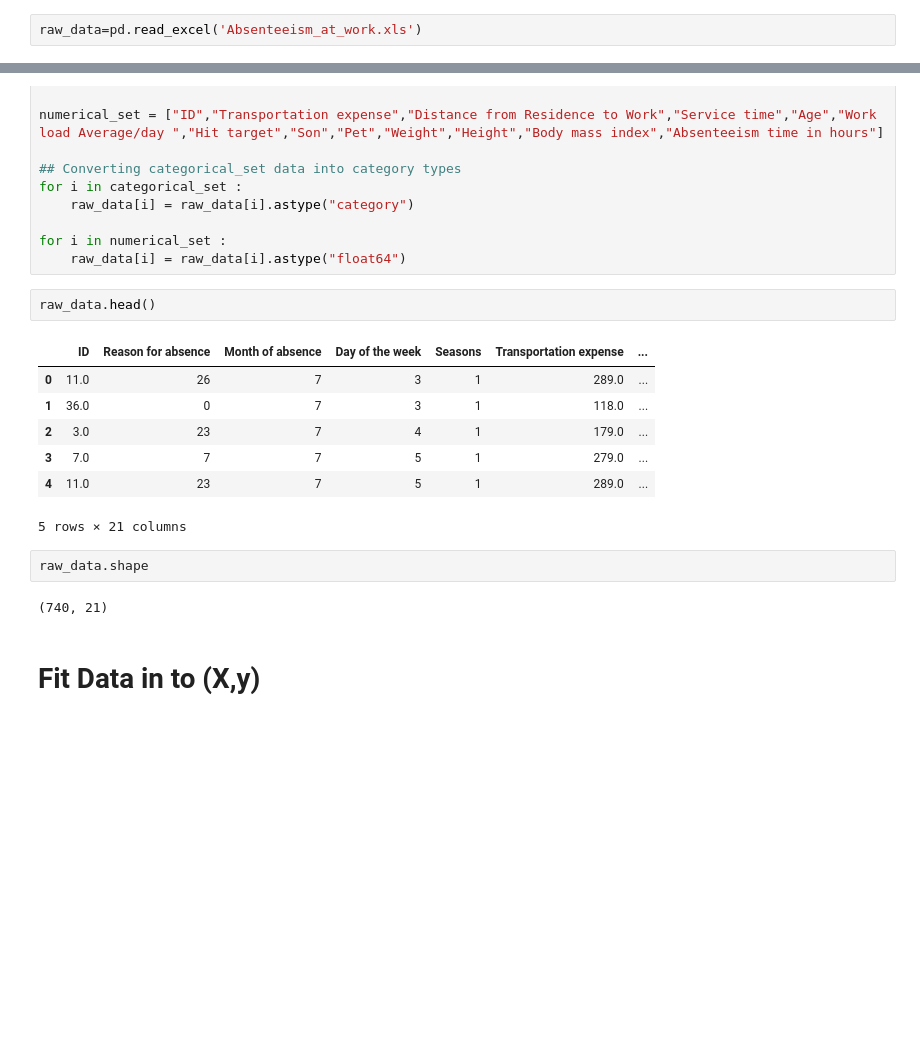
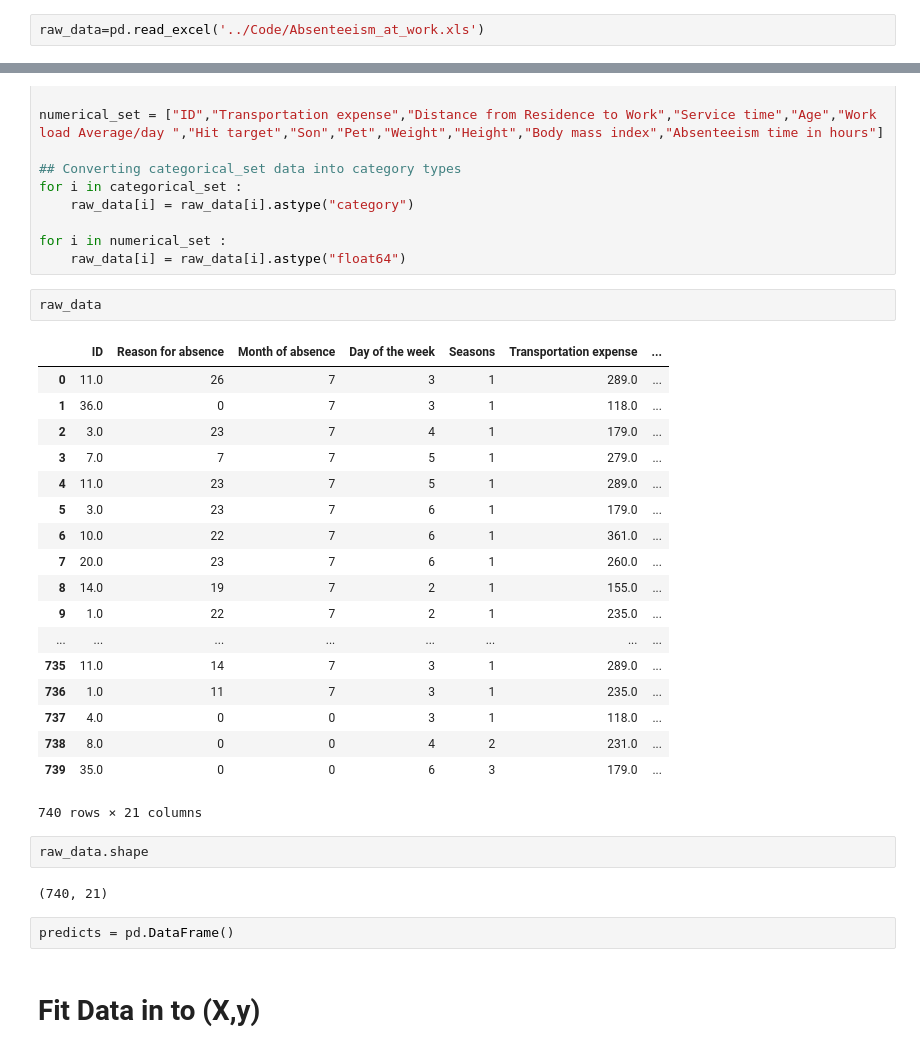
Before and after one commit to lsunl/project-LA, a Jupyter notebook: Tutorial/Machine Learning Tutorial - Absenteeism at Work-Raw Data.ipynb, the cells around one changed output, grey strips where cells are left out. Saved outputs shown, nothing was run; the diff lists cells and outputs as text; blank space fills up the shorter version.

```diff
--- a/Tutorial/Machine Learning Tutorial - Absenteeism at Work-Raw Data.ipynb
+++ b/Tutorial/Machine Learning Tutorial - Absenteeism at Work-Raw Data.ipynb
@@ -16,7 +16,7 @@ Using TensorFlow backend.
 # %% [markdown]
 # Load Data
 # %%
-raw_data=pd.read_excel('Absenteeism_at_work.xls')
+raw_data=pd.read_excel('../Code/Absenteeism_at_work.xls')
 # %% [markdown]
 # Clean Data
 # %%
@@ -32,19 +32,32 @@ for i in categorical_set :
 for i in numerical_set :
     raw_data[i] = raw_data[i].astype("float64")
 # %%
-raw_data.head()
+raw_data
 # %% [output]
 |  | ID | Reason for absence | Month of absence | Day of the week | Seasons | Transportation expense | ... |
 | 0 | 11.0 | 26 | 7 | 3 | 1 | 289.0 | ... |
 | 1 | 36.0 | 0 | 7 | 3 | 1 | 118.0 | ... |
 | 2 | 3.0 | 23 | 7 | 4 | 1 | 179.0 | ... |
 | 3 | 7.0 | 7 | 7 | 5 | 1 | 279.0 | ... |
 | 4 | 11.0 | 23 | 7 | 5 | 1 | 289.0 | ... |
+| 5 | 3.0 | 23 | 7 | 6 | 1 | 179.0 | ... |
+| 6 | 10.0 | 22 | 7 | 6 | 1 | 361.0 | ... |
+| 7 | 20.0 | 23 | 7 | 6 | 1 | 260.0 | ... |
+| 8 | 14.0 | 19 | 7 | 2 | 1 | 155.0 | ... |
+| 9 | 1.0 | 22 | 7 | 2 | 1 | 235.0 | ... |
+| ... | ... | ... | ... | ... | ... | ... | ... |
+| 735 | 11.0 | 14 | 7 | 3 | 1 | 289.0 | ... |
+| 736 | 1.0 | 11 | 7 | 3 | 1 | 235.0 | ... |
+| 737 | 4.0 | 0 | 0 | 3 | 1 | 118.0 | ... |
+| 738 | 8.0 | 0 | 0 | 4 | 2 | 231.0 | ... |
+| 739 | 35.0 | 0 | 0 | 6 | 3 | 179.0 | ... |
-5 rows × 21 columns
+740 rows × 21 columns
 # %%
 raw_data.shape
 # %% [output]
 (740, 21)
+# %%
+predicts = pd.DataFrame()
 # %% [markdown]
 # Fit Data in to (X,y)
 # %%
```
Also changed, not shown: parts of 10 cells of this notebook.
